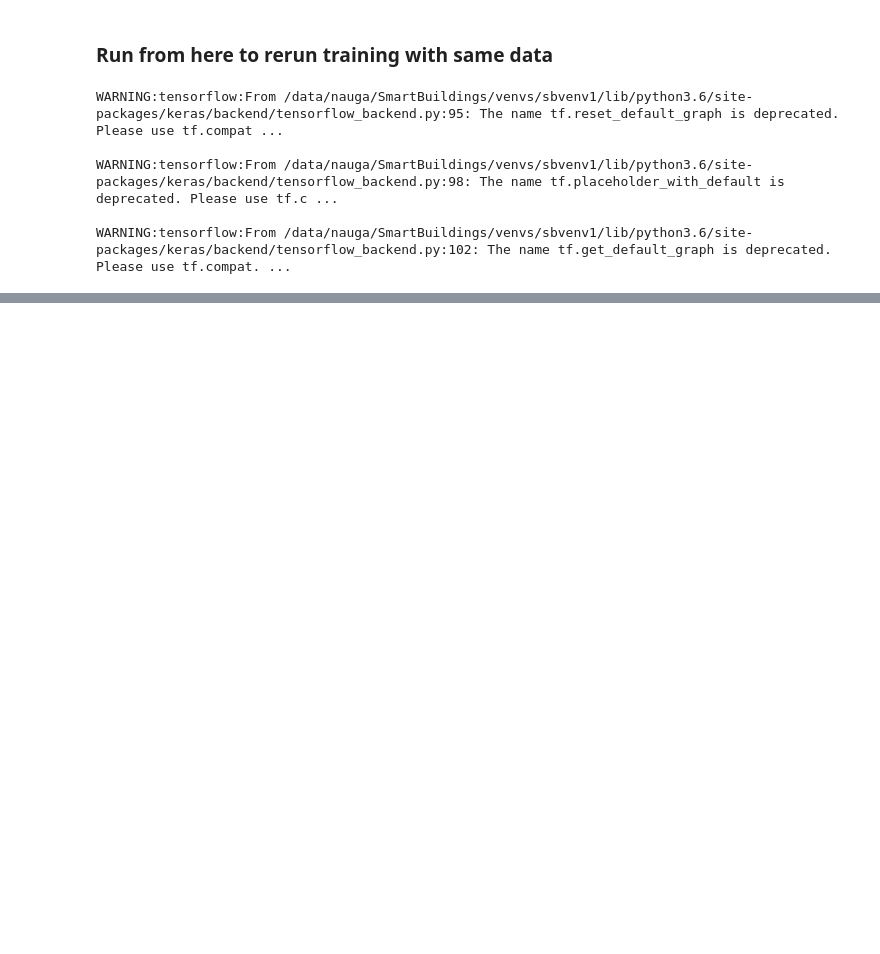
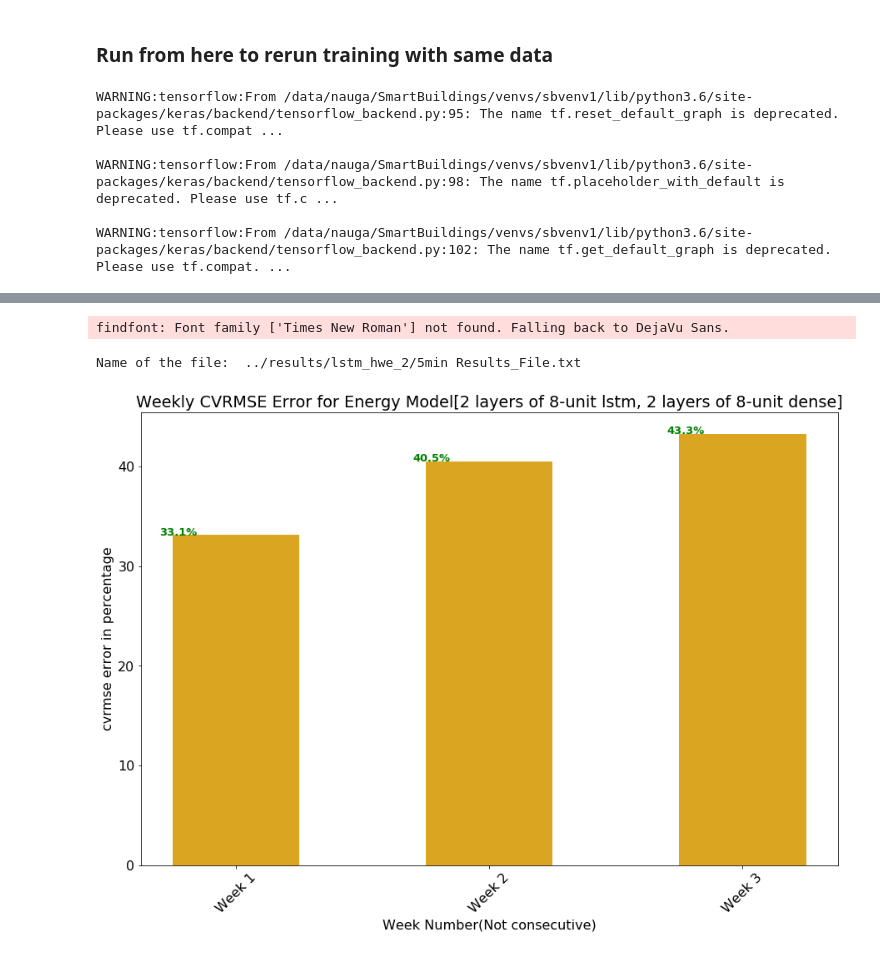
Before and after one commit to AvisekNaug/CDC2020, a Jupyter notebook: notebooks/AHU Energy Training.ipynb, the cells around one changed output, grey strips where cells are left out. Drawn from its saved outputs; the diff is of its cells as text; code cells hidden in the pictures; blank space fills up the shorter version.

```diff
--- a/notebooks/AHU Energy Training.ipynb
+++ b/notebooks/AHU Energy Training.ipynb
@@ -473,0 +482,8 @@ len(dflist)
+# %%
+# Creating a list of 7 day dataframes for training; here the weeks are continuous
+dflist = dp.df2dflist(dflist[0][['oat', 'orh', 'sat', 'ghi', 'hw_sf', 'hwe', 'hw_st','hw_rt']],
+                      subsequence=True,
+                      period=1,
+                      days=7,
+                      hours=0)
+print('Length of dflist: {}'.format(len(dflist)))
@@ -474,7 +492,7 @@ len(dflist)
 # %%
 # create list of training, testing arrays
 weeklist = []
-for weekdata in dflist[:40]:
+for weekdata in dflist:  # [:40]:
     X_train, X_test, y_train, y_test, X_scaler, y_scaler = dp.df2arrays(
         weekdata,
         predictorcols=['oat','orh', 'sat', 'ghi', 'hw_sf', 'hw_st'],
@@ -502,8 +520,8 @@ name: y_test, value: (26163, 1, 1)
 # %% [markdown]
 ### Run from here to rerun training with same data
 # %%
-path = '../results/lstm_hwe/'
-!rm -rf ../results/lstm_hwe
+path = '../results/lstm_hwe_2/'
+!rm -rf ../results/lstm_hwe_2
 # %%
 # create the results directory
 try:
@@ -534,6 +552,7 @@ config = {
     'lstm_no_layers': 2,
     'dense_hidden_units':8,
     'dense_no_layers': 2,
+    'train_epochs':2000
 }
 
 modeldesigndone = False
@@ -569,10 +588,11 @@ for weekno, weekdata in enumerate(tqdm(config['weeklist'])):
         # creating early stopping and learning reate changing callbacks
         model.model_callbacks()
 
-        # modeldesigndone = True
+        modeldesigndone = True
 
     # train the model
-    history = model.train_model(X_train, y_train, X_test, y_test, epochs=1000, initial_epoch = initial_epoch)
+    history = model.train_model(X_train, y_train, X_test, y_test, epochs=config['train_epochs'],
+                                initial_epoch = initial_epoch)
     try:
         initial_epoch += len(history.history['loss'])
     except KeyError:
@@ -614,32 +670,36 @@ print ("Name of the file: ", fo.name)
 lines = fo.readlines()
 
 parse_format = 'Week No:{}-Time Step {}: {} RMSE={} |{} CVRMSE={} |{} MAE={}'
 stats = {
     'Train':{'rmse': [], 'cvrmse' : [], 'mae' : []},
     'Test':{'rmse': [], 'cvrmse' : [], 'mae' : []}
 }
 for line in lines:
     p = parse.parse(parse_format,line)
     stats[p[2]]['rmse'].append(float(p[3]))
     stats[p[4]]['cvrmse'].append(float(p[5]))
     stats[p[6]]['mae'].append(float(p[7]))
 
 fo.close()
 
 # from dataprocess import plotutils as pu
 plot_args = dict(
     bars = stats['Train']['cvrmse'],
     color = 'goldenrod',
     bar_label = 'cvrmse',
     saveloc = path,
-    smoothcurve = True,
+    smoothcurve = False,
     bar_annotate = True,
     saveplot = True,
     xlabel = 'Week Number(Not consecutive)',
     ylabel = 'cvrmse error in percentage',
     title = 'Weekly CVRMSE Error for Energy Model[{} layers of {}-unit lstm, {} layers of {}-unit dense]'.format(config['lstm_no_layers'],config['lstm_hidden_units'], config['dense_no_layers'],config['dense_hidden_units']),
-    xticktype = '3day'
+    xticktype = 'Week '
 )
 pu.single_bar_plot(
     **plot_args
 )
+# %% [output]
+findfont: Font family ['Times New Roman'] not found. Falling back to DejaVu Sans.
+Name of the file:  ../results/lstm_hwe_2/5min Results_File.txt
+[figure, added]
```
Also changed, not shown: parts of 7 cells of this notebook.
